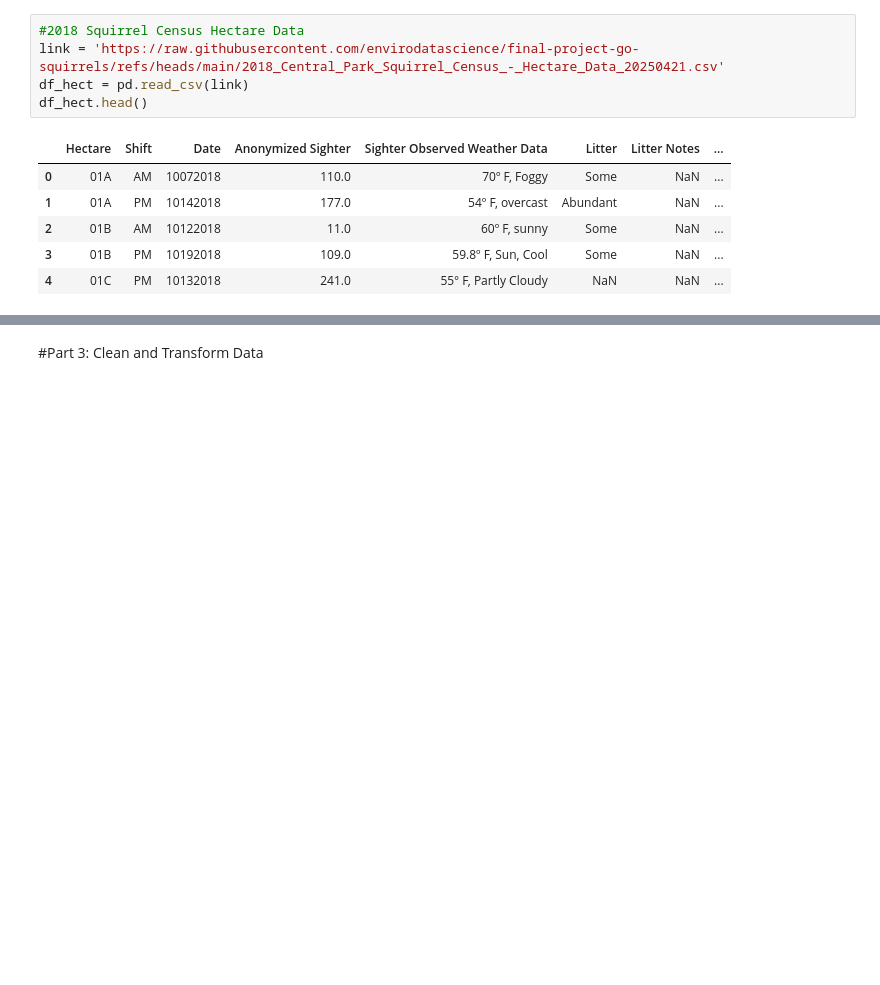
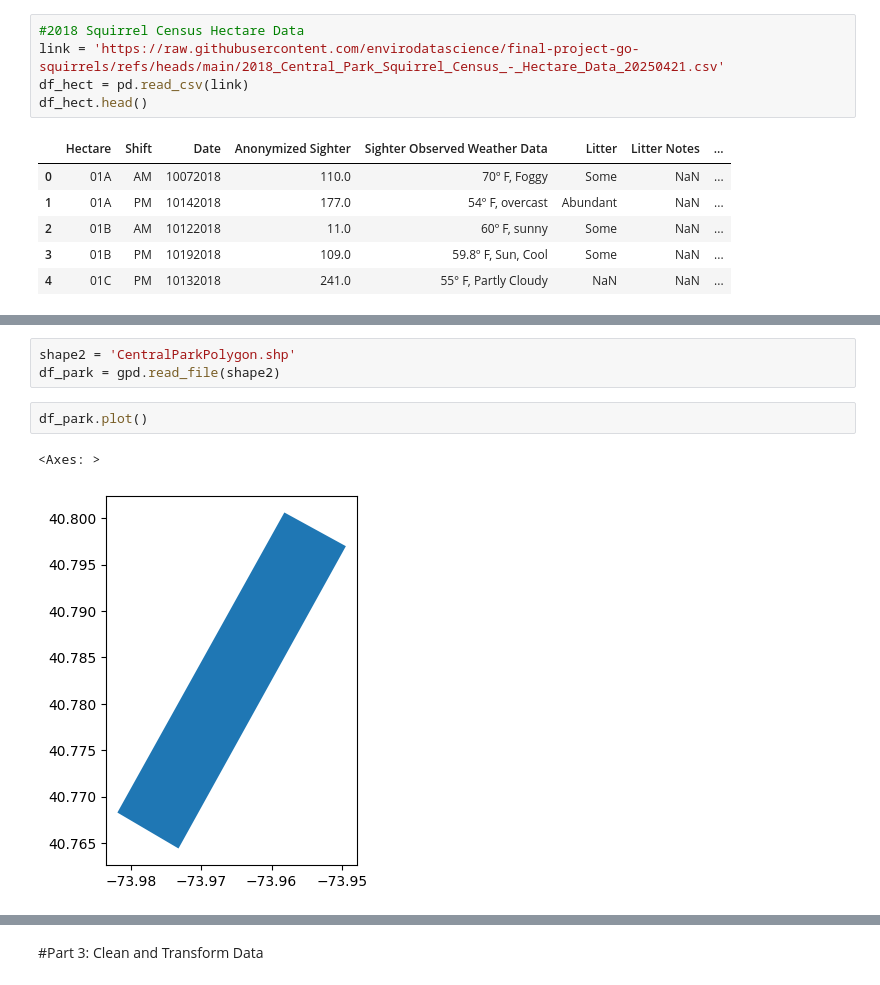
Before and after one commit to envirodatascience/final-project-go-squirrels, a Jupyter notebook: Meryl_Squirrels.ipynb, the cells around one changed output, grey strips where cells are left out. Saved outputs shown, nothing was run; the diff lists cells and outputs as text; blank space fills up the shorter version.

```diff
--- a/Meryl_Squirrels.ipynb
+++ b/Meryl_Squirrels.ipynb
@@ -54,0 +198,8 @@ df_hect.head()
+# %%
+shape2 = 'CentralParkPolygon.shp'
+df_park = gpd.read_file(shape2)
+# %%
+df_park.plot()
+# %% [output]
+<Axes: >
+[figure, added]
```
Also changed, not shown: parts of 56 cells of this notebook.
